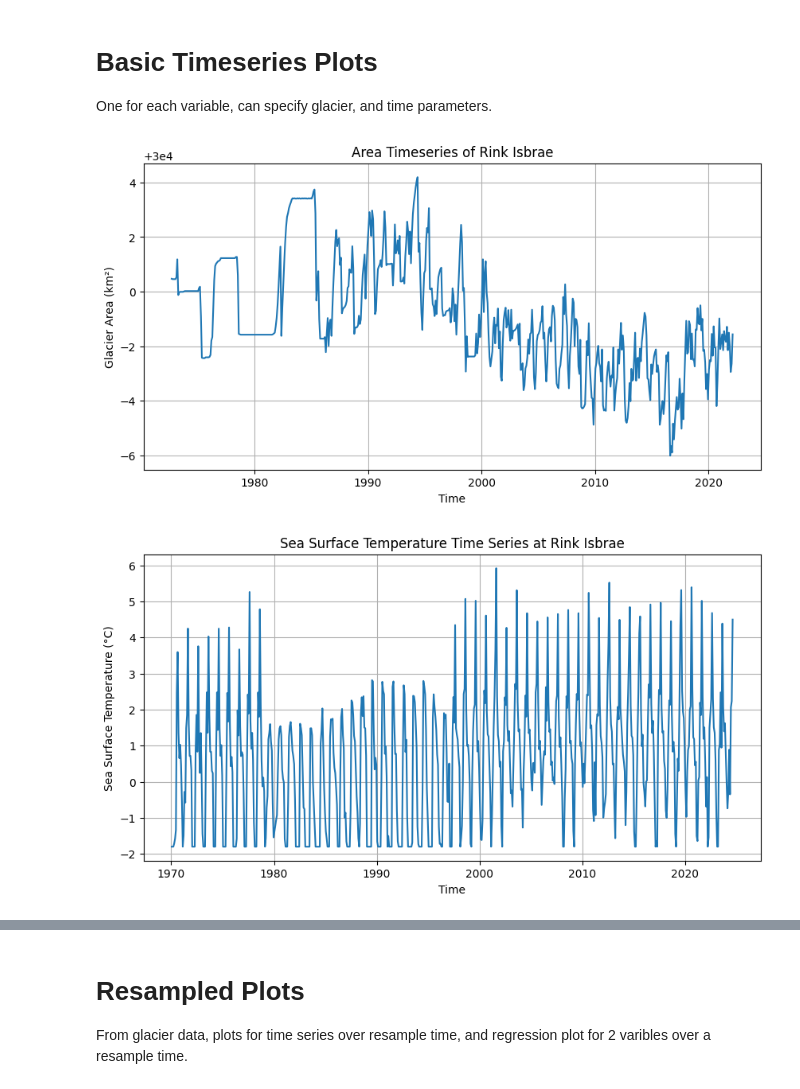
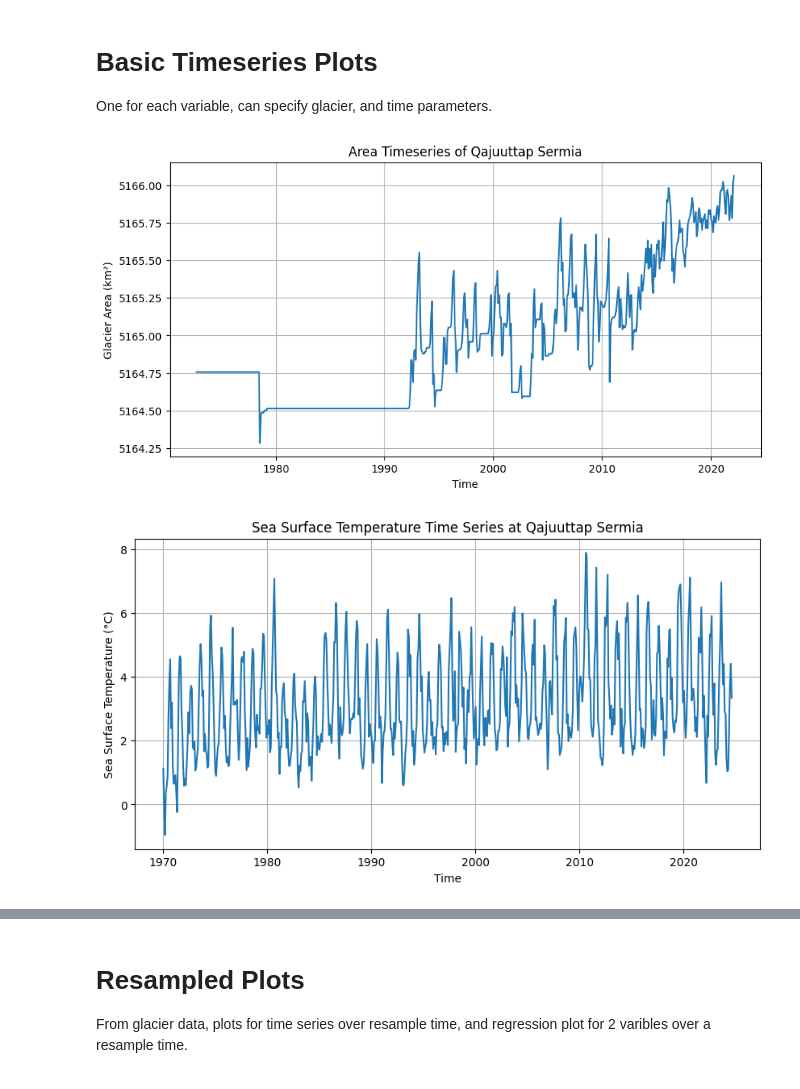
Before and after one commit to joelbarron06/ESDA2_Project, a Jupyter notebook: project_code.ipynb, the cells around one changed output, grey strips where cells are left out. Cells and saved outputs as stored; diff of their text form; code cells hidden in the pictures.

```diff
--- a/project_code.ipynb
+++ b/project_code.ipynb
@@ -321,25 +321,25 @@ memory usage: 1.4 KB
 One for each variable, can specify glacier, and time parameters.
 # %%
 # Glacier Area Time Series Plot for glacier of choice with time restriction
-GLACIER = 'Rink Isbrae'
+GLACIER = 'Qajuuttap Sermia'
 START_TIME = '1970-01-01'
 END_TIME = '2025-12-31'
 
 restricted_time = (glacier_timeseries.index >= START_TIME) & (glacier_timeseries.index <= END_TIME)
 glacier_area_plot = glacier_timeseries.loc[restricted_time, GLACIER]
 
 plt.figure(figsize=(10,5))
 plt.plot(glacier_area_plot.index, glacier_area_plot)
 plt.title(f'Area Timeseries of {GLACIER}')
 plt.xlabel('Time')
 plt.ylabel('Glacier Area (km²)')
 plt.grid()
 plt.show()
 # %% [output]
-[figure, old version]
+[figure, new version]
 # %%
 # SST Time Series Plot for glacier of choice, with time restriction
-GLACIER = 'Rink Isbrae'
+GLACIER = 'Qajuuttap Sermia'
 START_TIME = '1970-01-01'
 END_TIME = '2025-12-31'
 
@@ -359,6 +359,6 @@ plt.ylabel('Sea Surface Temperature (°C)')
 plt.grid()
 plt.show()
 # %% [output]
-[figure, old version]
+[figure, new version]
 # %%
 # Airtemp Time Series Plot for glacier of choice with time restriction
```
Also changed, not shown: parts of 9 cells of this notebook.
